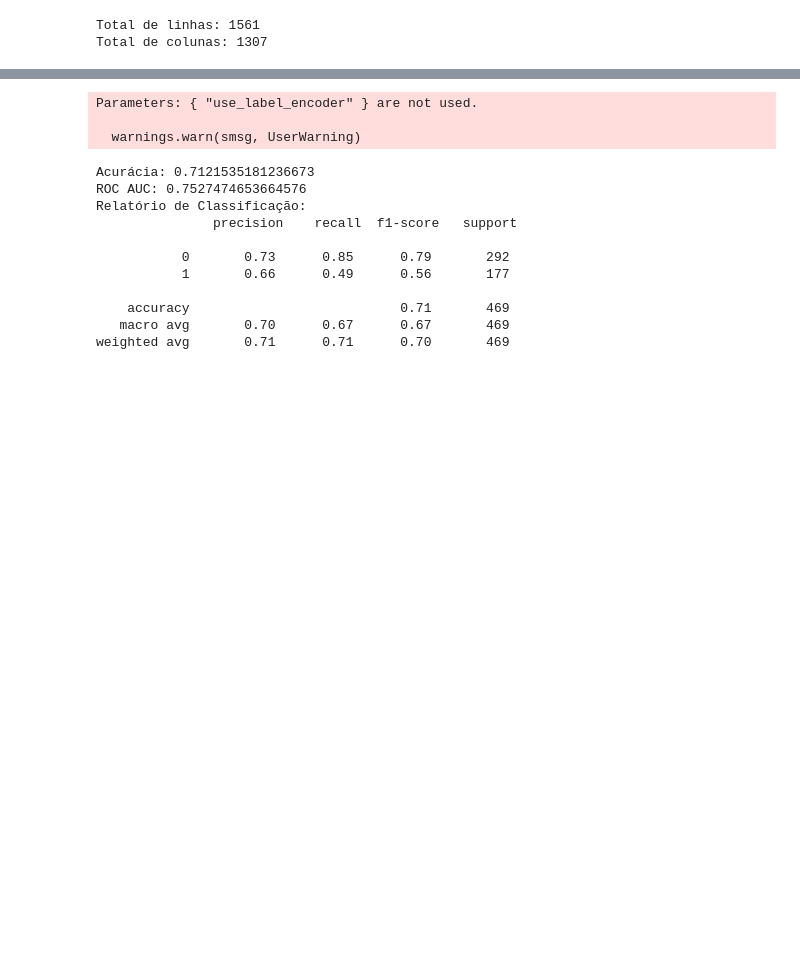
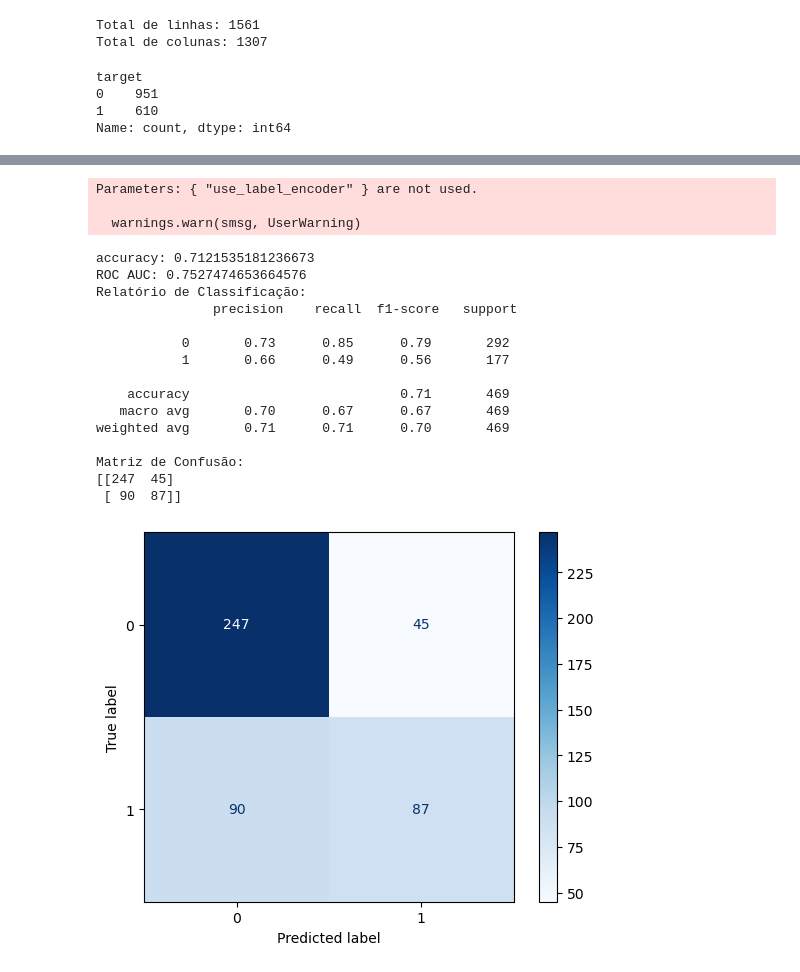
Before and after one commit to ruilancadossantos220898/AI, a Jupyter notebook: Millennium_bcp_Make_IT_Datathon/main_churn.ipynb, the cells around one changed output, grey strips where cells are left out. Saved outputs shown, nothing was run; the diff lists cells and outputs as text; code cells hidden in the pictures; blank space fills up the shorter version.

```diff
--- a/Millennium_bcp_Make_IT_Datathon/main_churn.ipynb
+++ b/Millennium_bcp_Make_IT_Datathon/main_churn.ipynb
@@ -370,6 +371,18 @@ print(f"Total de colunas: {df_customer_features.shape[1]}")
 # %% [output]
 Total de linhas: 1561
 Total de colunas: 1307
+# %%
+'''
+Os dados estao desbalançados e veremos que isso será um problema! Afetará a nossa previsão.
+E isso terá de ser levado em conta.
+'''
+contagem = df_customer_features['target'].value_counts()
+print(contagem)
+# %% [output]
+target
+0    951
+1    610
+Name: count, dtype: int64
 # %%
 df_customer_features.head(5)
 # %% [output]
@@ -403,35 +416,53 @@ model = xgb.XGBClassifier(
     random_state=42
 )
 
 # Treinar o modelo
 model.fit(X_train, y_train)
 
 # Realizar previsões no conjunto de teste
 y_pred = model.predict(X_test)
 y_prob = model.predict_proba(X_test)[:, 1]
 
 # Avaliar o modelo
 accuracy = accuracy_score(y_test, y_pred)
 roc_auc = roc_auc_score(y_test, y_prob)
 
-print("Acurácia:", accuracy)
+print("accuracy:", accuracy)
 print("ROC AUC:", roc_auc)
 print("Relatório de Classificação:\n", classification_report(y_test, y_pred))
+
+
+
+
+# Gerar a matriz de confusão
+cm = confusion_matrix(y_test, y_pred)
+
+# Exibir a matriz de confusão de forma visual
+disp = ConfusionMatrixDisplay(confusion_matrix=cm, display_labels=[0, 1])
+disp.plot(cmap="Blues")
+
+print("Matriz de Confusão:")
+print(cm)
 # %% [output]
 Parameters: { "use_label_encoder" } are not used.
 
   warnings.warn(smsg, UserWarning)
-Acurácia: 0.7121535181236673
+accuracy: 0.7121535181236673
 ROC AUC: 0.7527474653664576
 Relatório de Classificação:
                precision    recall  f1-score   support
 
            0       0.73      0.85      0.79       292
            1       0.66      0.49      0.56       177
 
     accuracy                           0.71       469
    macro avg       0.70      0.67      0.67       469
 weighted avg       0.71      0.71      0.70       469
+
+Matriz de Confusão:
+[[247  45]
+ [ 90  87]]
+[figure, added]
 # %%
 from sklearn.ensemble import RandomForestClassifier
 
```
Also changed, not shown: parts of 4 cells of this notebook.
